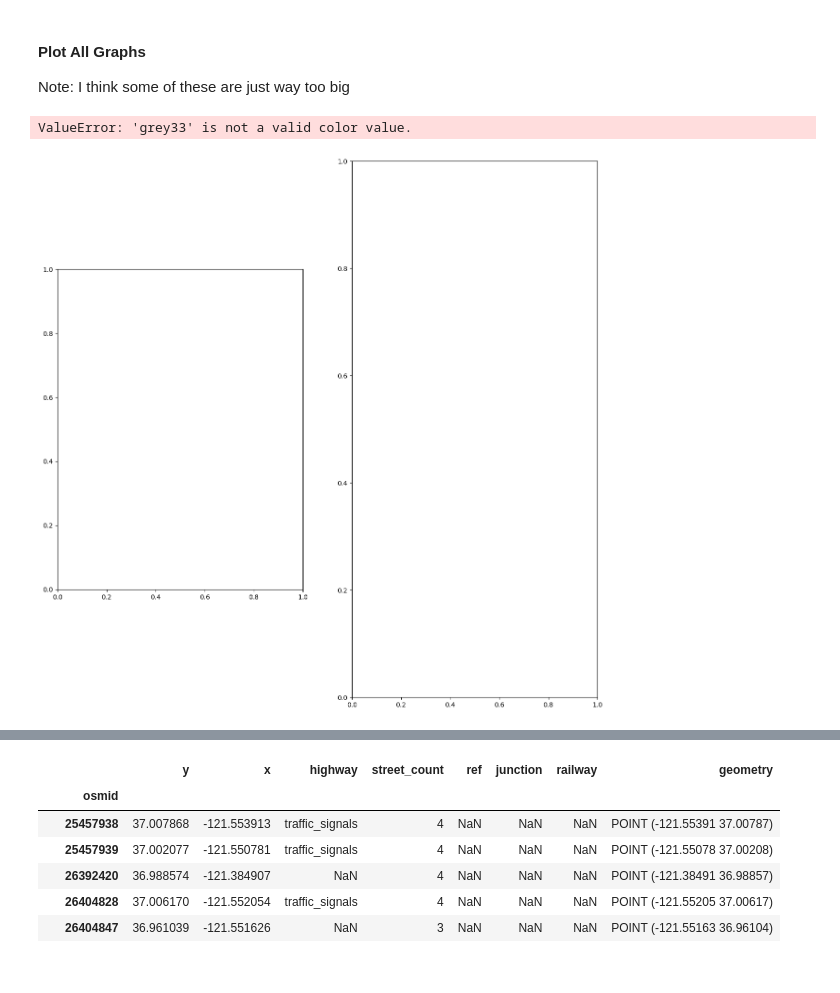
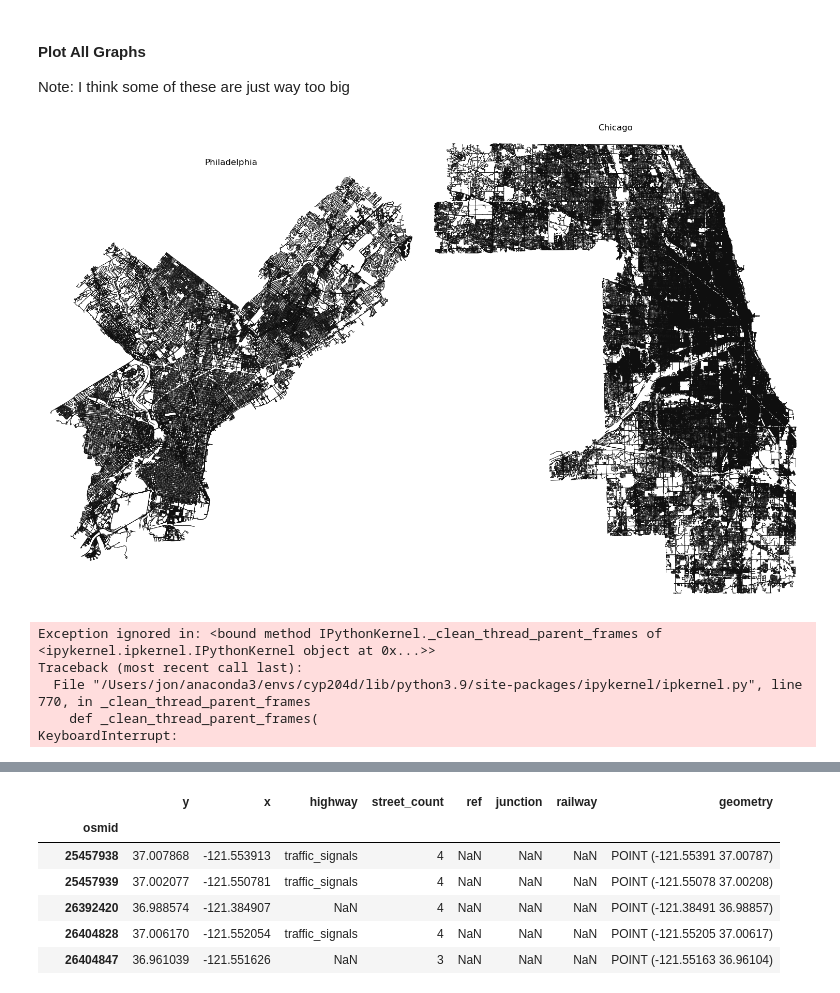
Before and after one commit to jatkins23/modal_share_and_structural_division, a Jupyter notebook: code/2_load_osmnx_calculate_distances.ipynb, the cells around one changed output, grey strips where cells are left out. Drawn from its saved outputs; the diff is of its cells as text; code cells hidden in the pictures.

```diff
--- a/code/2_load_osmnx_calculate_distances.ipynb
+++ b/code/2_load_osmnx_calculate_distances.ipynb
@@ -12,11 +12,18 @@ import pandas as pd
 GEO_DEFINITIONS = {
     'phi': [{'county': 'Philadelphia', 'state': 'Pennsylvania'}],
     'chi': [{'county': 'Cook', 'state': 'Illinois'}],
-    'sf': [{'county': 'San Francisco','state': 'California'}],
+    'sfba': [{'county': 'San Francisco','state': 'California', }],
+    'sf': [{'county': 'San Francisco','state': 'California'}, {'county': 'Contra Costa','state': 'California'},
+            {'county': 'Alameda','state': 'California'}, {'county': 'San Mateo', 'state': 'California'},
+            {'county': 'Santa Clara', 'state': 'California'}],
     'eastbay': [{'county': 'Contra Costa','state': 'California'}, {'county': 'Alameda','state': 'California'}],
     'nyc': [{'county': 'King', 'state': 'New York'}, {'county': 'Queens', 'state': 'New York'},
             {'county': 'New York', 'state': 'New York'}, {'county': 'Bronx', 'state': 'New York'}]
 }
+
+import pickle
+with open('../data/temp/geo_definitions', 'wb') as fp:
+    pickle.dump(GEO_DEFINITIONS, fp)
 # %% [markdown]
 ## Mk DB Connection
 # %%
@@ -105,23 +112,22 @@ Note: I think some of these are just way too big
 # %%
 import matplotlib.pyplot as plt
 
 fig, axes = plt.subplots(1, 2, figsize=(15, 15))
 
 # Plot each graph in a subplot
-ox.plot_graph(G['phi'], ax=axes[0], node_size=0, edge_color='grey33', edge_linewidth=.5, show=False)
+ox.plot_graph(G['phi'], ax=axes[0], node_size=0, edge_color='#0f0f0f', edge_linewidth=.5, show=False)
 axes[0].set_title('Philadelphia')
 
-ox.plot_graph(G['chi'], ax=axes[1], node_size=0, edge_color='grey33', edge_linewidth=.5, show=False)
+ox.plot_graph(G['chi'], ax=axes[1], node_size=0, edge_color='#0f0f0f', edge_linewidth=.5, show=False)
 axes[1].set_title('Chicago')
 
 # ox.plot_graph(G['sfba'], ax=axes[1, 0], node_size=0, edge_color='black')
 # axes[1, 0].set_title('San Francisco Bay Area')
 
 # ox.plot_graph(G['nyc'], ax=axes[1, 1], node_size=0, edge_color='black')
 # axes[1, 1].set_title('New York City')
 
 plt.tight_layout()
 plt.show()
 # %% [output]
-ValueError: 'grey33' is not a valid color value.
-[figure, old version]
+[figure, new version]
@@ -127,0 +142,8 @@ ValueError: 'grey33' is not a valid color value.
+# %%
+nodes_s, edges_s = ox.graph_to_gdfs(Gps['chi'])
+# %% [output]
+Exception ignored in: <bound method IPythonKernel._clean_thread_parent_frames of <ipykernel.ipkernel.IPythonKernel object at 0x...>>
+Traceback (most recent call last):
+  File "/Users/jon/anaconda3/envs/cyp204d/lib/python3.9/site-packages/ipykernel/ipkernel.py", line 770, in _clean_thread_parent_frames
+    def _clean_thread_parent_frames(
+KeyboardInterrupt:
```
Also changed, not shown: parts of 11 cells of this notebook, 2 other files.
